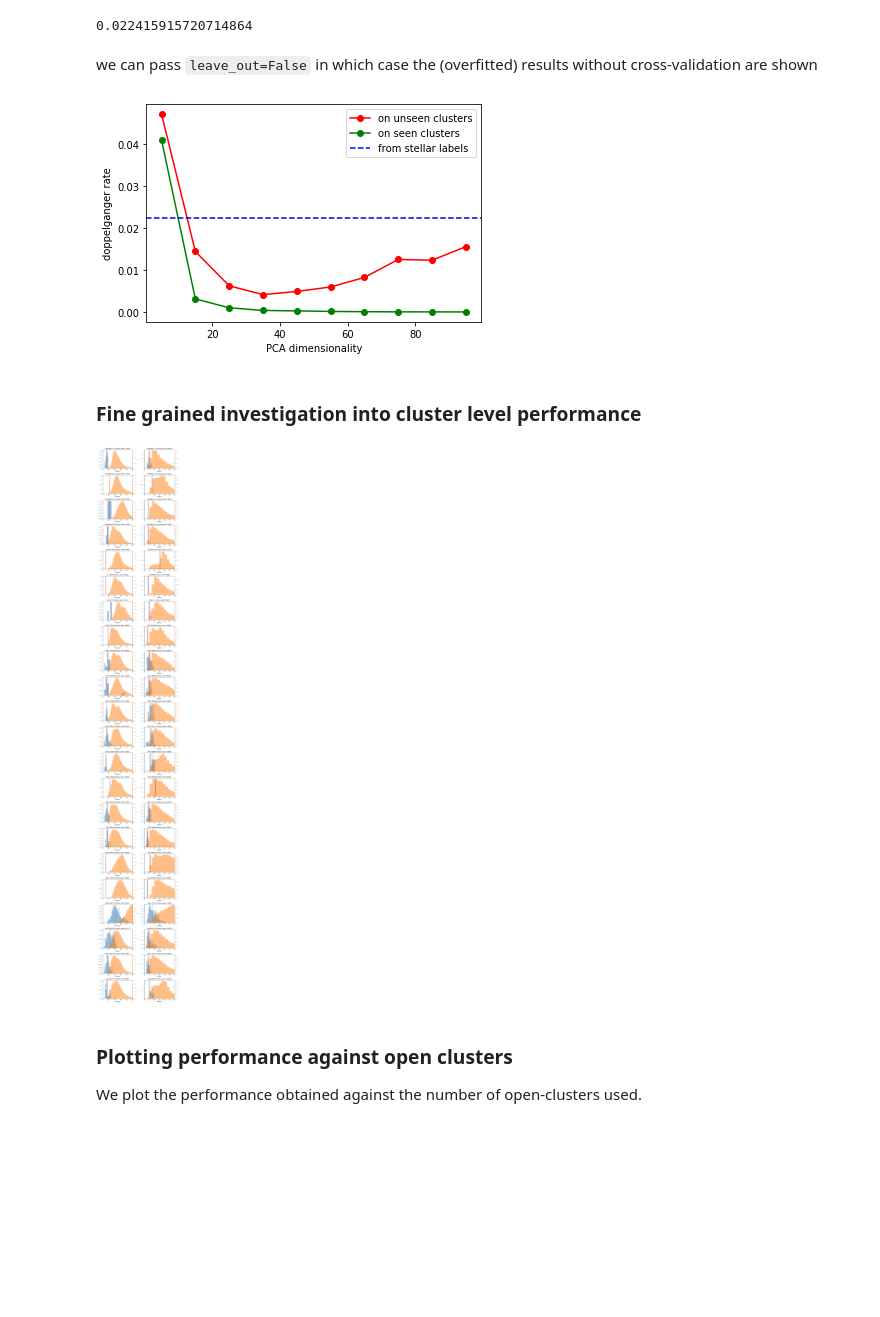
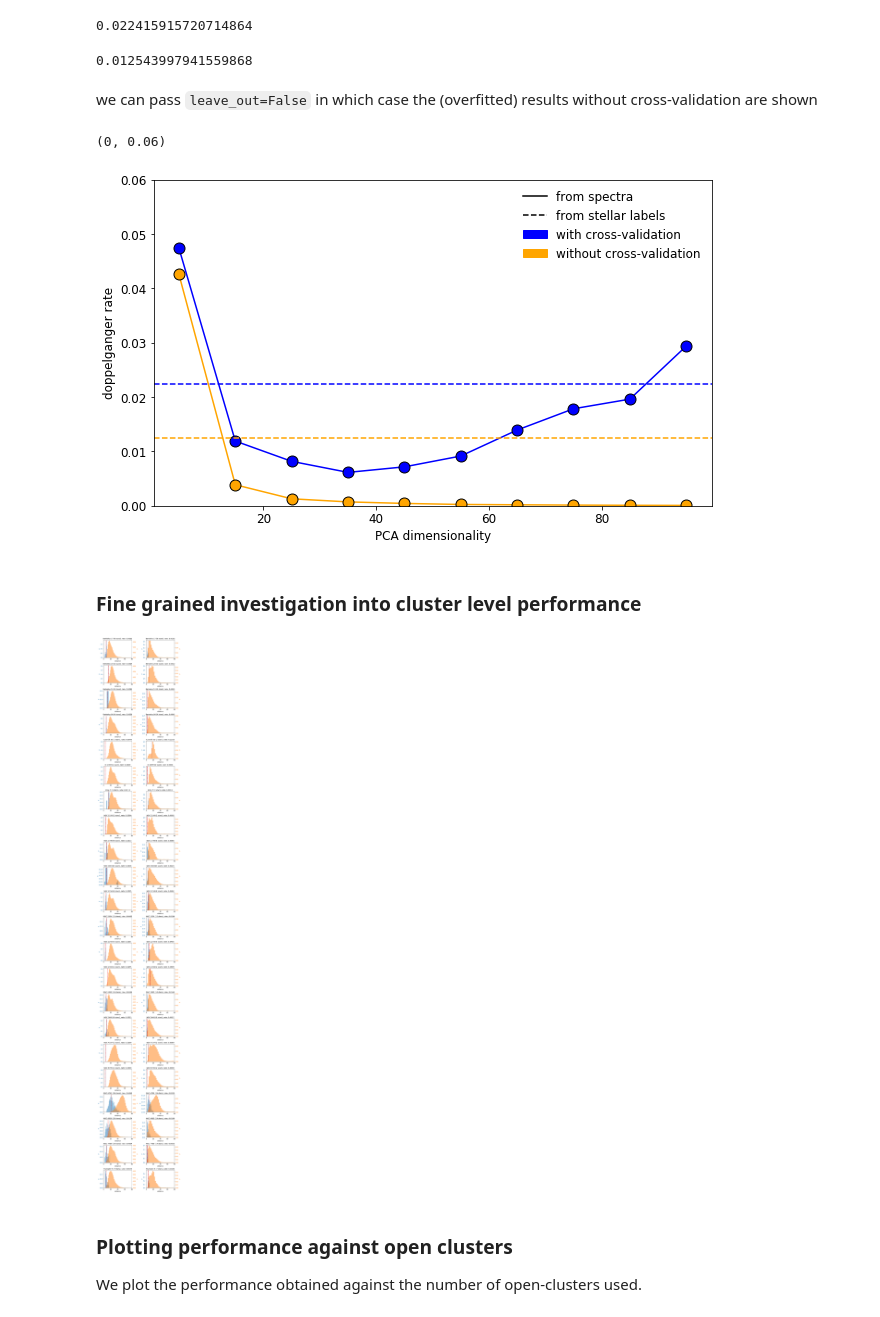
Before and after one commit to drd13/RSCA, a Jupyter notebook: apoNN/notebooks/Experiments.ipynb, the cells around one changed output. Cells and saved outputs as stored; diff of their text form; code cells hidden in the pictures; blank space fills up the shorter version.

```diff
--- a/apoNN/notebooks/Experiments.ipynb
+++ b/apoNN/notebooks/Experiments.ipynb
@@ -203,6 +208,11 @@ evaluator_Y = evaluators.StandardEvaluator(Y,Y_occam,leave_out=True,fitter_class
 evaluator_Y.weighted_average
 # %% [output]
 0.022415915720714864
+# %%
+evaluator_Y_overfit = evaluators.StandardEvaluator(Y,Y_occam,leave_out=False,fitter_class=standard_fitter)
+evaluator_Y_overfit.weighted_average
+# %% [output]
+0.012543997941559868
 # %%
 n_components = [5,15,25,35,45,55,65,75,85,95]
 evaluators_X = [evaluators.StandardEvaluator(Z[:,:n_component],Z_occam[:,:n_component],leave_out=True,fitter_class=standard_fitter) for n_component in n_components]
@@ -211,16 +221,40 @@
 # %%
 evaluators_X_overfit = [evaluators.StandardEvaluator(Z[:,:n_component],Z_occam[:,:n_component],leave_out=False,fitter_class=standard_fitter) for n_component in n_components]
 # %%
-plt.plot(n_components,np.array([i.weighted_average for i in evaluators_X]),label="on unseen clusters",color="red",marker='o')
-plt.plot(n_components,np.array([i.weighted_average for i in evaluators_X_overfit]),label="on seen clusters",color="green",marker='o')
-plt.axhline(y=evaluator_Y.weighted_average,c="blue",linestyle  = "--",label="from stellar labels")
+import matplotlib
+import matplotlib.lines as mlines
+import matplotlib.patches as mpatches
+font = {'family' : 'normal',
+        'size'   : 12}
+
+matplotlib.rc('font', **font)
+
+plt.figure(figsize=[10,6])
+
+plt.plot(n_components,np.array([i.weighted_average for i in evaluators_X]),label="with cross-validation",color="blue",marker='o',markersize=11,markeredgecolor="black")
+plt.plot(n_components,np.array([i.weighted_average for i in evaluators_X_overfit]),label="without cross-validation",color="orange",marker='o',markersize=11,markeredgecolor="black")
+plt.axhline(y=evaluator_Y.weighted_average,c="blue",linestyle  = "--",label="stellar labels")
+plt.axhline(y=evaluator_Y_overfit.weighted_average,c="orange",linestyle  = "--",label="from stellar labels")
 plt.ylabel("doppelganger rate")
 plt.xlabel("PCA dimensionality")
-plt.legend()
+
+
+dashed_line = mlines.Line2D([], [], color="black",linestyle="--",
+                          markersize=15, label='from stellar labels')
+full_line = mlines.Line2D([], [], color="black",linestyle="-",
+                          markersize=15, label='from spectra')
+blue_patch = mpatches.Patch(color='blue', label='with cross-validation')
+orange_patch = mpatches.Patch(color='orange', label='without cross-validation')
+
+
+plt.legend(handles=[full_line,dashed_line,blue_patch,orange_patch],frameon=False)
+#plt.legend(frameon=False)
 plt.savefig("../../figures/global_doppelganger.pdf",format="pdf")
+plt.ylim(0,0.06)
 #plt.title("Doppelganger rate per star")
 # %% [output]
+(0, 0.06)
-[figure, old version]
+[figure, new version]
 # %% [markdown]
 ### Fine grained investigation into cluster level performance
 # %%
@@ -230,13 +264,13 @@ gspec = gridspec.GridSpec(ncols=2, nrows=n_rows, figure=fig)
 #for i in range(len(sorted(spectra_evaluator.registry))):
 for i in range(n_rows):
     spec_ax = fig.add_subplot(gspec[i, 0])
-    evaluators_X[3].plot_cluster(sorted(evaluators_X[3].registry)[i],spec_ax,x_max=50)
+    evaluators_X[3].plot_cluster(sorted(evaluators_X[3].registry)[i],spec_ax,x_max=80)
     abund_ax = fig.add_subplot(gspec[i, 1])
-    evaluator_Y.plot_cluster(sorted(evaluator_Y.registry)[i],abund_ax)
+    evaluator_Y.plot_cluster(sorted(evaluator_Y.registry)[i],abund_ax,x_max=80)
 
 plt.savefig("../../figures/local_doppelganger.pdf",format="pdf")
 # %% [output]
-[figure, old version]
+[figure, new version]
 # %% [markdown]
 ### Plotting performance against open clusters
 
```
Also changed, not shown: parts of 127 cells of this notebook, 1 other file.
